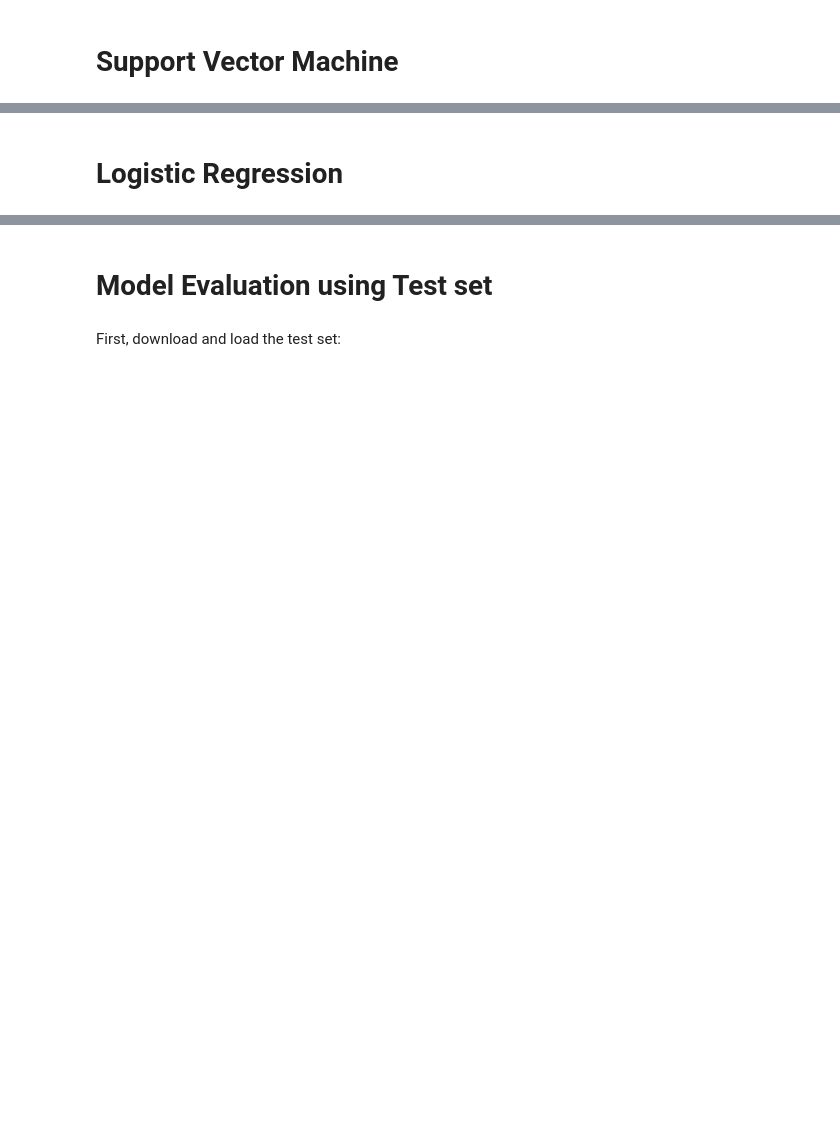
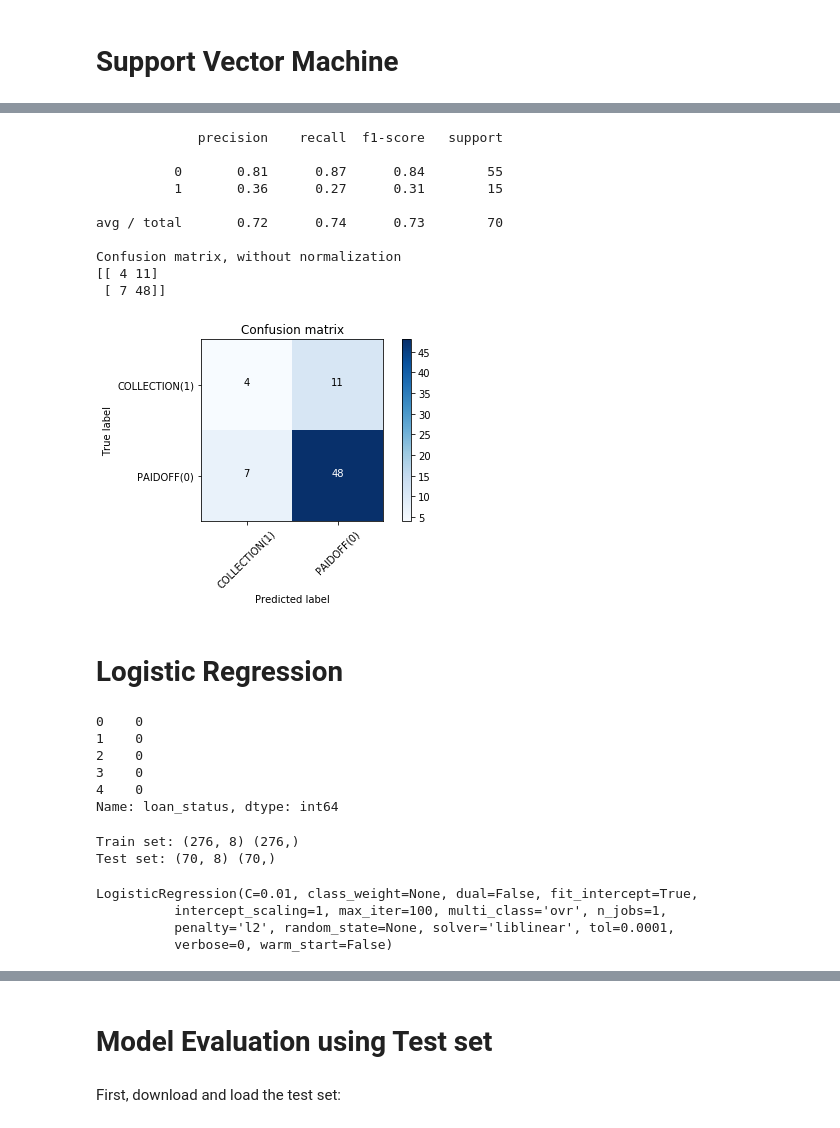
Before and after one commit to filipempfalcao/coursera-capstone-project, a Jupyter notebook: Filipe_Notebook.ipynb, the cells around one changed output, grey strips where cells are left out. Cells and saved outputs as stored; diff of their text form; code cells hidden in the pictures; blank space fills up the shorter version.

```diff
--- a/Filipe_Notebook.ipynb
+++ b/Filipe_Notebook.ipynb
@@ -284,2 +465,82 @@ Notice: You should find the best k to build the model with the best accuracy.
+# %%
+def plot_confusion_matrix(cm, classes,
+                          normalize=False,
+                          title='Confusion matrix',
+                          cmap=plt.cm.Blues):
+
+    if normalize:
+        cm = cm.astype('float') / cm.sum(axis=1)[:, np.newaxis]
+        print("Normalized confusion matrix")
+    else:
+        print('Confusion matrix, without normalization')
+
+    print(cm)
+
+    plt.imshow(cm, interpolation='nearest', cmap=cmap)
+    plt.title(title)
+    plt.colorbar()
+    tick_marks = np.arange(len(classes))
+    plt.xticks(tick_marks, classes, rotation=45)
+    plt.yticks(tick_marks, classes)
+
+    fmt = '.2f' if normalize else 'd'
+    thresh = cm.max() / 2.
+    for i, j in itertools.product(range(cm.shape[0]), range(cm.shape[1])):
+        plt.text(j, i, format(cm[i, j], fmt),
+                 horizontalalignment="center",
+                 color="white" if cm[i, j] > thresh else "black")
+
+    plt.tight_layout()
+    plt.ylabel('True label')
+    plt.xlabel('Predicted label')
+# %%
+# Compute confusion matrix
+cnf_matrix = confusion_matrix(y_test3, yhat3, labels=[1,0])
+np.set_printoptions(precision=2)
+
+print (classification_report(y_test3, yhat3))
+
+# Plot non-normalized confusion matrix
+plt.figure()
+plot_confusion_matrix(cnf_matrix, classes=['COLLECTION(1)','PAIDOFF(0)'], normalize= False,  title='Confusion matrix')
+# %% [output]
+             precision    recall  f1-score   support
+
+          0       0.81      0.87      0.84        55
+          1       0.36      0.27      0.31        15
+
+avg / total       0.72      0.74      0.73        70
+
+Confusion matrix, without normalization
+[[ 4 11]
+ [ 7 48]]
+[figure, added]
 # %% [markdown]
 # Logistic Regression
+# %%
+y_4 = df['loan_status']
+y_4[0:5]
+# %% [output]
+0    0
+1    0
+2    0
+3    0
+4    0
+Name: loan_status, dtype: int64
+# %%
+X_train4, X_test4, y_train4, y_test4 = train_test_split( X, y_4, test_size=0.2, random_state=4)
+print ('Train set:', X_train4.shape,  y_train4.shape)
+print ('Test set:', X_test4.shape,  y_test4.shape)
+# %% [output]
+Train set: (276, 8) (276,)
+Test set: (70, 8) (70,)
+# %%
+from sklearn.linear_model import LogisticRegression
+from sklearn.metrics import confusion_matrix
+LR = LogisticRegression(C=0.01, solver='liblinear').fit(X_train4, y_train4)
+LR
+# %% [output]
+LogisticRegression(C=0.01, class_weight=None, dual=False, fit_intercept=True,
+          intercept_scaling=1, max_iter=100, multi_class='ovr', n_jobs=1,
+          penalty='l2', random_state=None, solver='liblinear', tol=0.0001,
+          verbose=0, warm_start=False)
```
Also changed, not shown: parts of 73 cells of this notebook.
